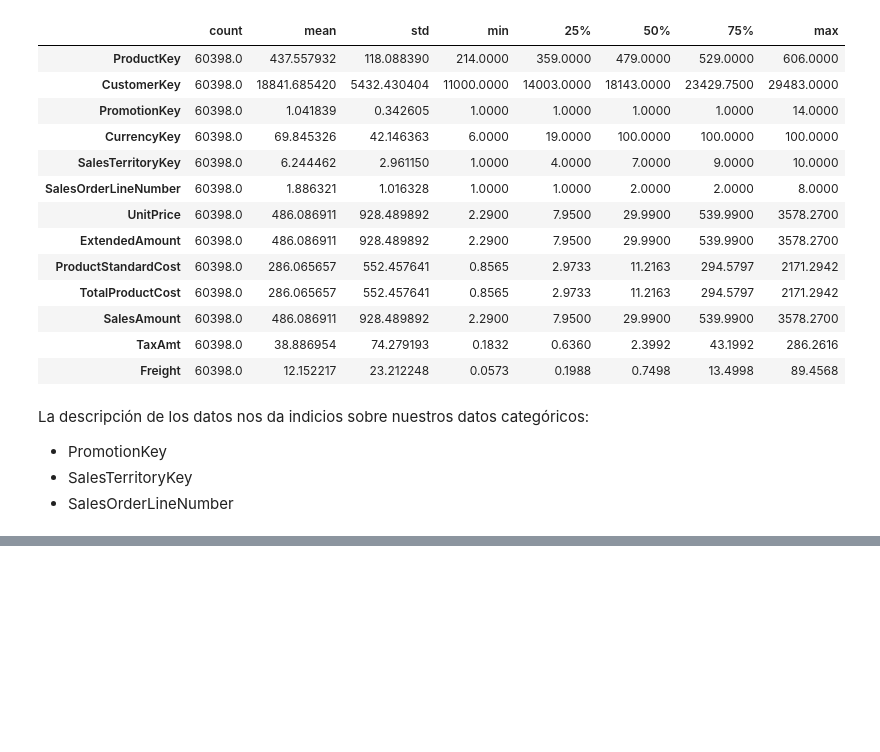
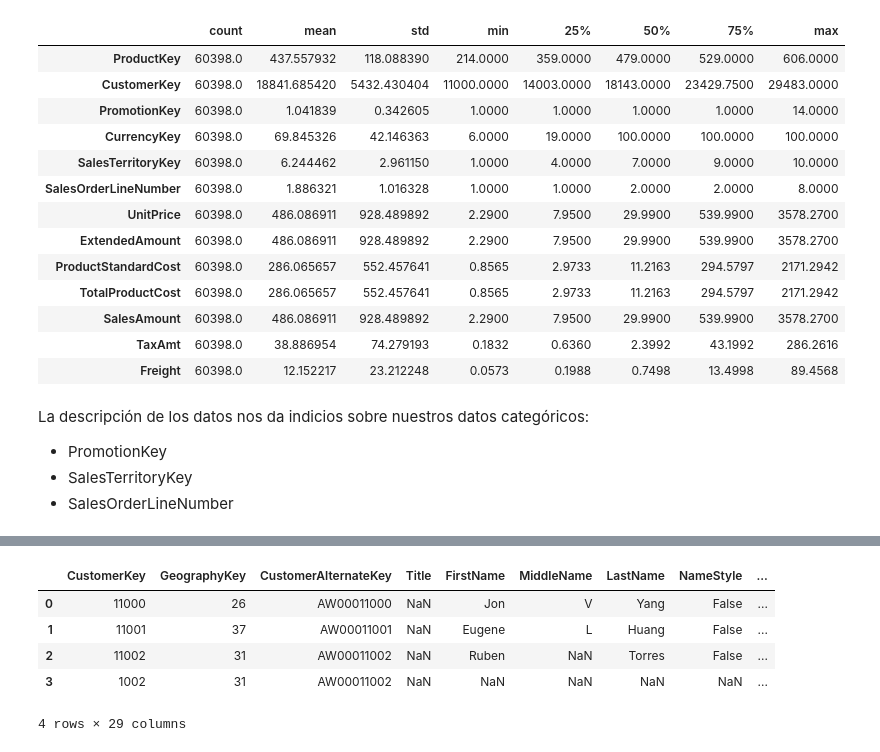
Before and after one commit to Sof265/Database-project, a Jupyter notebook: analisis-exploratorio.ipynb, the cells around one changed output, grey strips where cells are left out. Cells and saved outputs as stored; diff of their text form; code cells hidden in the pictures; blank space fills up the shorter version.

```diff
--- a/analisis-exploratorio.ipynb
+++ b/analisis-exploratorio.ipynb
@@ -155,0 +188,10 @@ pd.concat([num_types, col_len], axis=1)
+# %%
+# cust.info() #18485 entradas, 29 columnas
+cust.head(4)
+# %% [output]
+|  | CustomerKey | GeographyKey | CustomerAlternateKey | Title | FirstName | MiddleName | LastName | NameStyle | ... |
+| 0 | 11000 | 26 | AW00011000 | NaN | Jon | V | Yang | False | ... |
+| 1 | 11001 | 37 | AW00011001 | NaN | Eugene | L | Huang | False | ... |
+| 2 | 11002 | 31 | AW00011002 | NaN | Ruben | NaN | Torres | False | ... |
+| 3 | 1002 | 31 | AW00011002 | NaN | NaN | NaN | NaN | NaN | ... |
+4 rows × 29 columns
```
Also changed, not shown: parts of 7 cells of this notebook.
